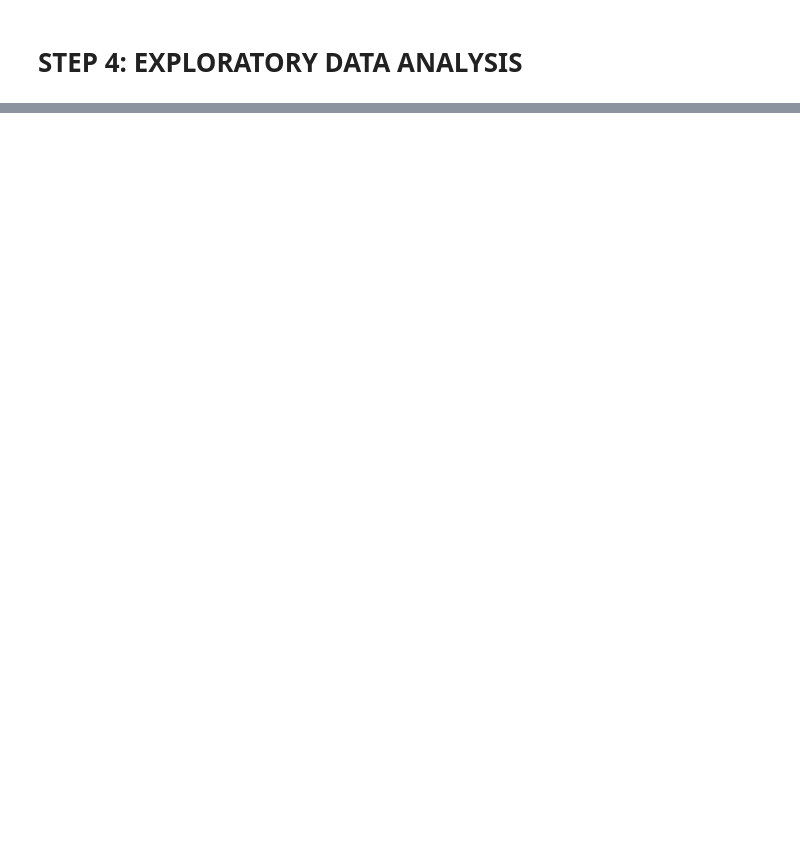
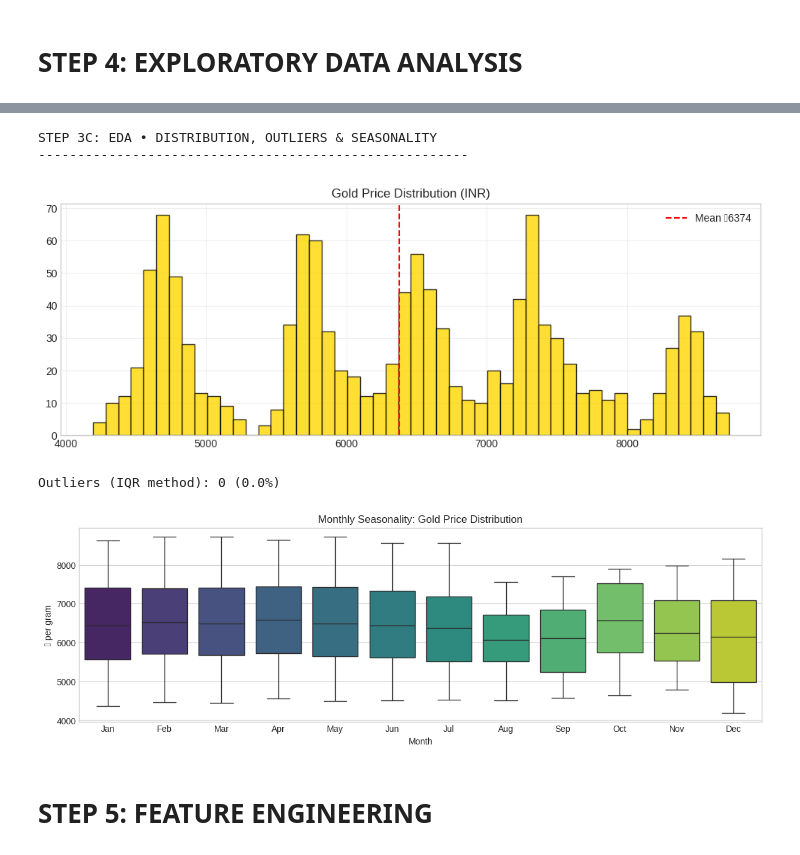
Before and after one commit to shindeparth007/Gold-Price-Forecasting-ML, a Jupyter notebook: Project_Gold_Price_Forecasting_.ipynb, the cells around one changed output, grey strips where cells are left out. Saved outputs shown, nothing was run; the diff lists cells and outputs as text; code cells hidden in the pictures; blank space fills up the shorter version.

```diff
--- a/Project_Gold_Price_Forecasting_.ipynb
+++ b/Project_Gold_Price_Forecasting_.ipynb
@@ -240,0 +238,34 @@ Key Statistics:
+# %%
+def eda_distribution_seasonality(df):
+    print("\nSTEP 3C: EDA • DISTRIBUTION, OUTLIERS & SEASONALITY")
+    print("-" * 55)
+
+    tgt = df['Target_Gold_Price_INR']
+
+    # Distribution
+    plt.figure(figsize=(12, 4))
+    plt.hist(tgt, bins=50, color='gold', edgecolor='black', alpha=0.8)
+    plt.axvline(tgt.mean(), color='red', linestyle='--', label=f"Mean ₹{tgt.mean():.0f}")
+    plt.title('Gold Price Distribution (INR)')
+    plt.legend()
+    plt.grid(True, alpha=0.3)
+    plt.show()
+
+    # Outliers (IQR)
+    Q1, Q3 = tgt.quantile(0.25), tgt.quantile(0.75)
+    IQR = Q3 - Q1
+    low, high = Q1 - 1.5 * IQR, Q3 + 1.5 * IQR
+    outliers = tgt[(tgt < low) | (tgt > high)]
+    print(f"Outliers (IQR method): {len(outliers)} ({len(outliers)/len(tgt)*100:.1f}%)")
+
+    # Seasonality (monthly)
+    monthly = df.copy()
+    monthly['Month'] = monthly.index.month
+    month_names = ['Jan','Feb','Mar','Apr','May','Jun','Jul','Aug','Sep','Oct','Nov','Dec']
+
+    plt.figure(figsize=(14, 4))
+    sns.boxplot(x='Month', y='Target_Gold_Price_INR', data=monthly, palette='viridis')
+    plt.xticks(ticks=range(12), labels=month_names)
+    plt.title('Monthly Seasonality: Gold Price Distribution')
+    plt.ylabel('₹ per gram')
+    plt.show()
@@ -240,0 +296,10 @@ Key Statistics:
+# %%
+eda_distribution_seasonality(df)
+# %% [output]
+STEP 3C: EDA • DISTRIBUTION, OUTLIERS & SEASONALITY
+-------------------------------------------------------
+[figure, added]
+Outliers (IQR method): 0 (0.0%)
+[figure, added]
+# %% [markdown]
+# STEP 5: FEATURE ENGINEERING
```
Also changed, not shown: parts of 23 cells of this notebook.
